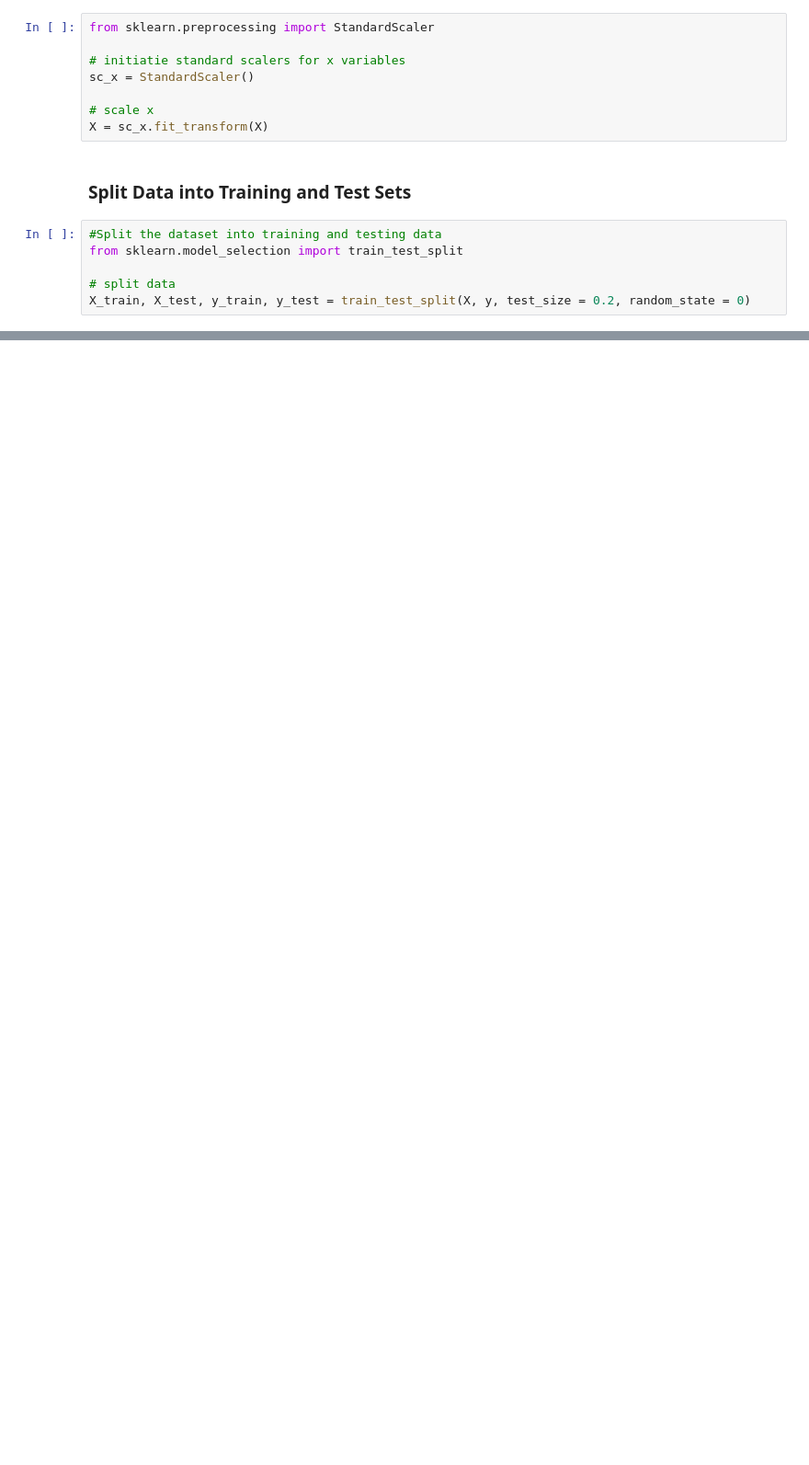
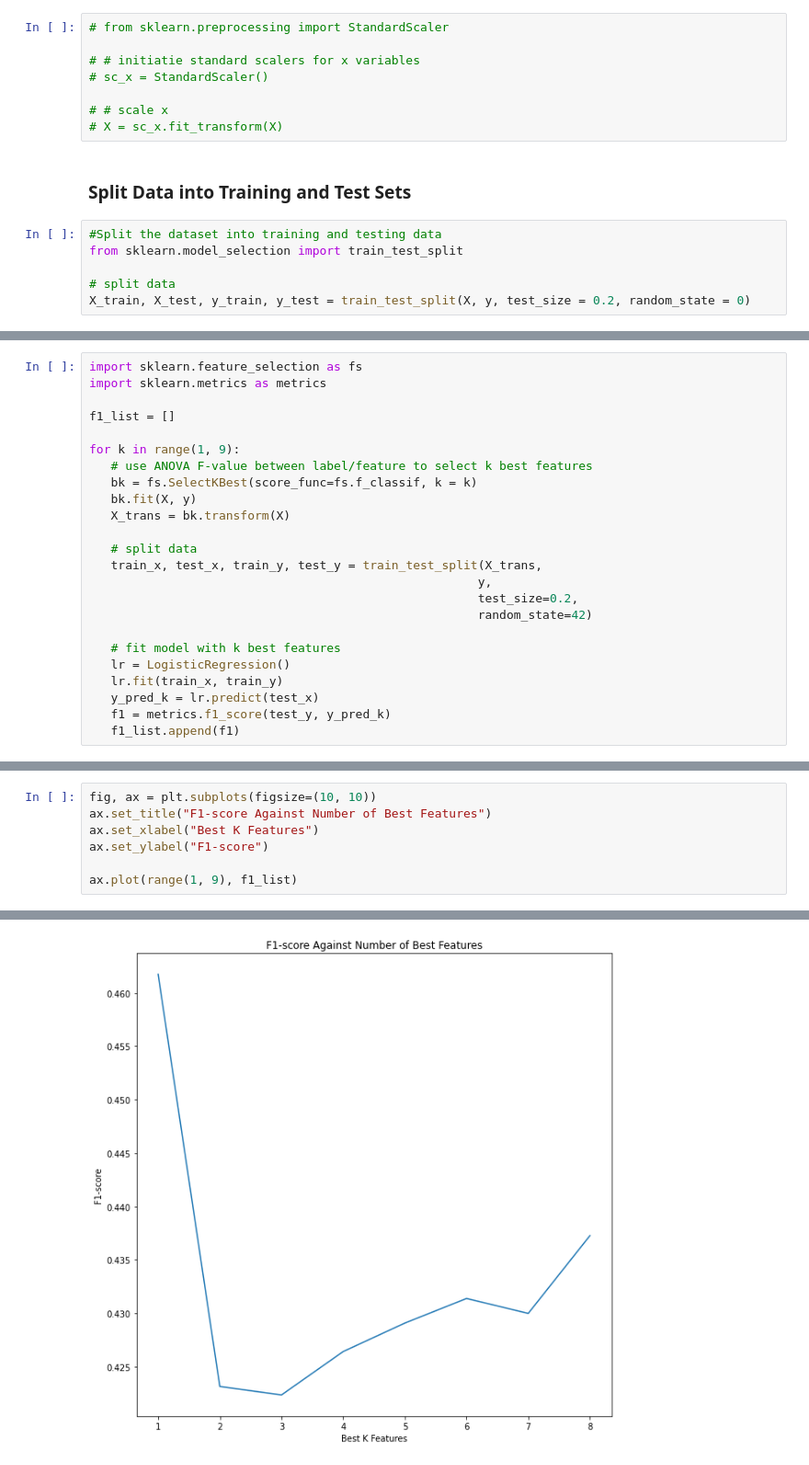
Before and after one commit to erlynnehazey/is424_hbd-resale-value, a Jupyter notebook: Logistic Regression.ipynb, the cells around one changed output, grey strips where cells are left out. Shown at 92% size. Saved outputs shown, nothing was run; the diff lists cells and outputs as text; blank space fills up the shorter version.

```diff
--- a/Logistic Regression.ipynb
+++ b/Logistic Regression.ipynb
@@ -28,13 +43,13 @@ sns.countplot(x=hdb_class_data["over_under_classification"])
 X = hdb_class_data.drop(columns=['over_under_classification'])
 y = hdb_class_data[['over_under_classification']]
 # %%
-from sklearn.preprocessing import StandardScaler
+# from sklearn.preprocessing import StandardScaler
 
-# initiatie standard scalers for x variables
-sc_x = StandardScaler()
+# # initiatie standard scalers for x variables
+# sc_x = StandardScaler()
 
-# scale x
-X = sc_x.fit_transform(X)
+# # scale x
+# X = sc_x.fit_transform(X)
 # %% [markdown]
 ### Split Data into Training and Test Sets
 # %%
@@ -52,0 +105,24 @@ print(logreg_clf.coef_)
+# %%
+import sklearn.feature_selection as fs
+import sklearn.metrics as metrics
+
+f1_list = []
+
+for k in range(1, 9):
+   # use ANOVA F-value between label/feature to select k best features
+   bk = fs.SelectKBest(score_func=fs.f_classif, k = k)
+   bk.fit(X, y)
+   X_trans = bk.transform(X)
+
+   # split data
+   train_x, test_x, train_y, test_y = train_test_split(X_trans,
+                                                      y,
+                                                      test_size=0.2,
+                                                      random_state=42)
+
+   # fit model with k best features
+   lr = LogisticRegression()
+   lr.fit(train_x, train_y)
+   y_pred_k = lr.predict(test_x)
+   f1 = metrics.f1_score(test_y, y_pred_k)
+   f1_list.append(f1)
@@ -52,0 +131,8 @@ print(logreg_clf.coef_)
+# %%
+fig, ax = plt.subplots(figsize=(10, 10))
+ax.set_title("F1-score Against Number of Best Features")
+ax.set_xlabel("Best K Features")
+ax.set_ylabel("F1-score")
+
+ax.plot(range(1, 9), f1_list)
+# %% [output]
@@ -52,0 +140 @@ print(logreg_clf.coef_)
+[figure, added]
```
Also changed, not shown: parts of 35 cells of this notebook.
